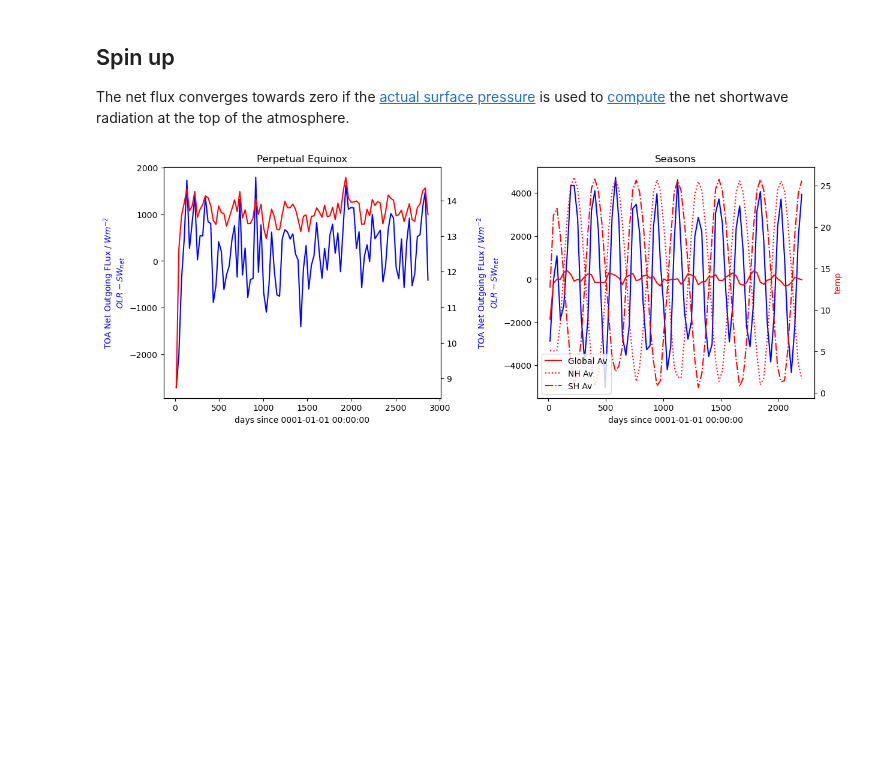
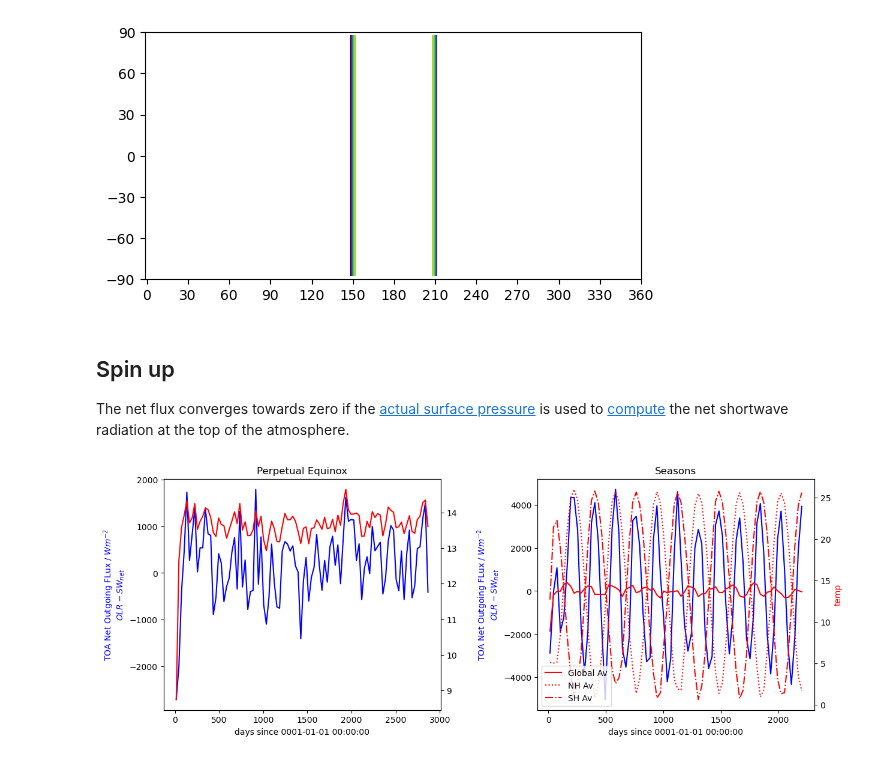
Before and after one commit to jduffield65/Isca, a Jupyter notebook: jobs/convective_coupling/land/all_lat_strip/evap/mse_notebook_land.ipynb, the cells around one changed output. Saved outputs shown, nothing was run; the diff lists cells and outputs as text; code cells hidden in the pictures; blank space fills up the shorter version.

```diff
--- a/jobs/convective_coupling/land/all_lat_strip/evap/mse_notebook_land.ipynb
+++ b/jobs/convective_coupling/land/all_lat_strip/evap/mse_notebook_land.ipynb
@@ -19,13 +24,19 @@ ds_season = isca_tools.load_dataset(exp_name+'/seasonal')
 namelist = isca_tools.load_namelist(exp_name)  # Need this for albedo_value
 albedo = namelist['mixed_layer_nml']['albedo_value']
 tau = namelist['two_stream_gray_rad_nml']['atm_abs']
-namelist_file_name = os.path.join(namelist['experiment_details']['input_dir'], 'namelist.nml')
+job_dir = os.path.join(os.path.dirname(os.environ['GFDL_DATA']), 'jobs')
+land_file_name = os.path.join(job_dir, exp_name, 'land.nc')
 
 # Want only ocean coordinates.
 # Because land is a strip covering all latitudes, we can get ocean dataset by only including ocean longitudes
-land_lat, land_lon = isca_tools.utils.land.get_land_coords(namelist_file_name)
+land_lat, land_lon = isca_tools.utils.land.get_land_coords(land_file=land_file_name)
 ds = ds.sel(lon=np.unique(land_lon), method='nearest')
 ds_season = ds_season.sel(lon=np.unique(land_lon), method='nearest')
+# %%
+# Show where the land is
+isca_tools.plot.show_land(land_file_name)
+# %% [output]
+[figure, added]
 # %% [markdown]
 ## Spin up
 The net flux converges towards zero if the [actual surface pressure](https://jduffield65.github.io/Isca/namelists/main/spectral_dynamics/#ps) is used to [compute](https://jduffield65.github.io/Isca/code/utils/radiation/#isca_tools.utils.radiation.frierson_net_toa_sw_dwn) the net shortwave radiation at the top of the atmosphere.
```
Also changed, not shown: parts of 1 cell of this notebook.
